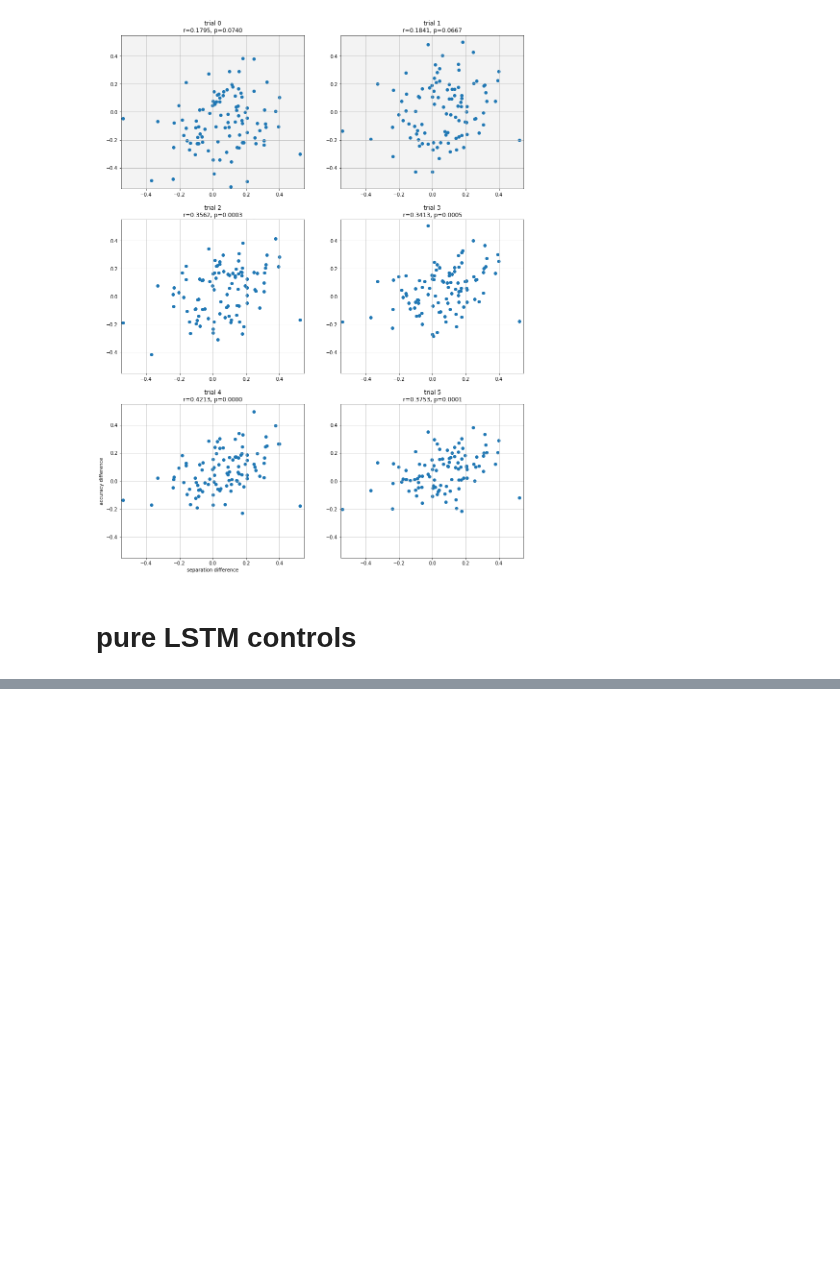
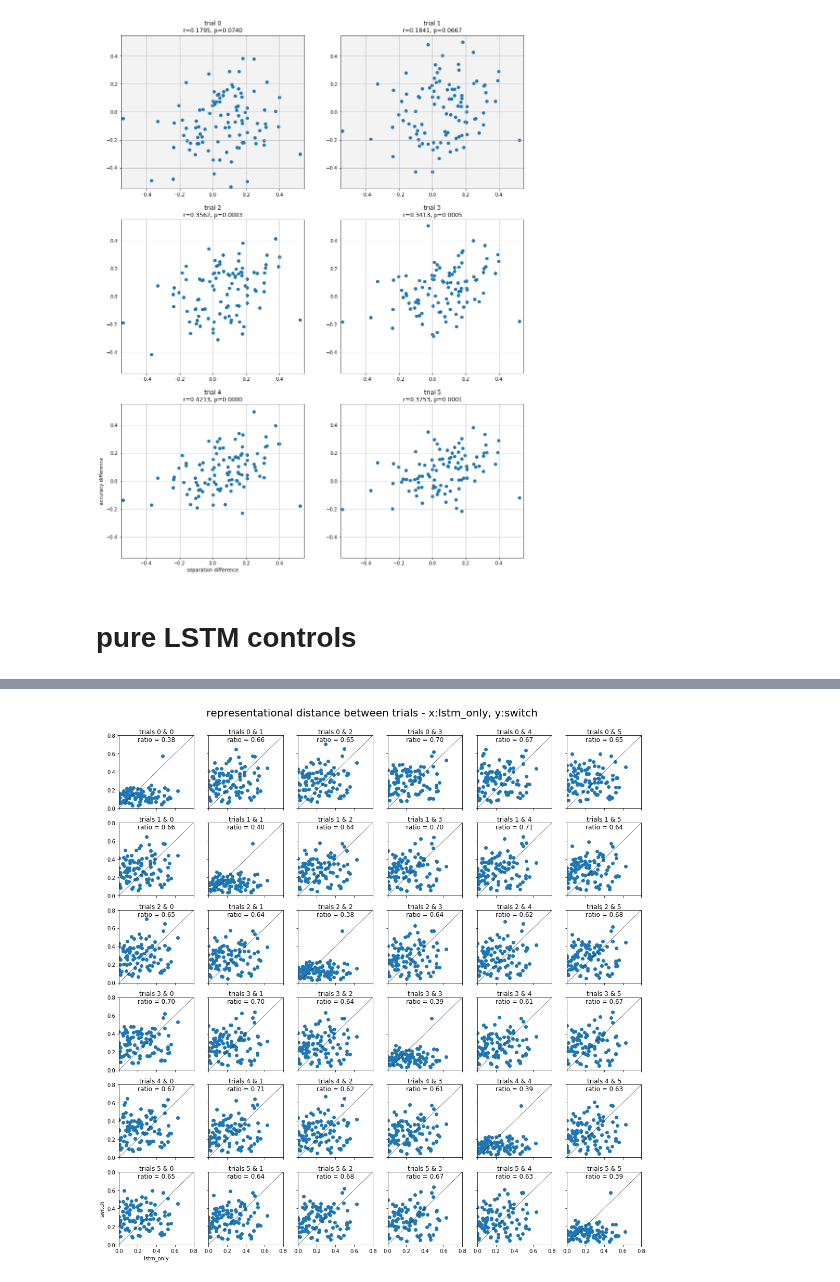
Before and after one commit to andrebeu/PM, a Jupyter notebook: buckets N100 - coglunch19.ipynb, the cells around one changed output, grey strips where cells are left out. Saved outputs shown, nothing was run; the diff lists cells and outputs as text; code cells hidden in the pictures; blank space fills up the shorter version.

```diff
--- a/buckets N100 - coglunch19.ipynb
+++ b/buckets N100 - coglunch19.ipynb
@@ -422,4 +271,0 @@ netL_ems = load_netL(switch=1,nnets=nnets+1,embool=e)[1:]
-# %%
-neps,ntrials,seqlen = 100,2,10
-acc_lstms,states_lstms = eval_netL(netL_lstms,ntrials,seqlen,neps=neps,return_states=True)
-acc_ems,states_ems = eval_netL(netL_ems,ntrials,seqlen,neps=neps,return_states=True)
@@ -448,0 +296,42 @@ plt.plot(acc.mean(0))
+# %%
+def compute_sep_loop(states):
+  ''' loop over tr0 and tr1
+  takes states [nnets,neps,ntrials,trlen,stsize]
+  returns [nnets,ntrials,ntrials]
+  '''
+  nnets,neps,ntrials,trlen,stsize = states.shape
+  sep = np.ones([nnets,ntrials,ntrials])
+  for tr0,tr1 in itertools.product(range(ntrials),range(ntrials)):
+    sep[:,tr0,tr1] = compute_separation(states,tr0,tr1)
+  return sep
+# %%
+'''mean separation between states of two trials'''
+sep_em0 = compute_sep_loop(states_em[0])
+sep_em1 = compute_sep_loop(states_em[1])
+sep_lstm = compute_sep_loop(states_lstm[1])
+# %%
+##
+sep0,sep1 = sep_lstm,sep_em1
+sep0_lab,sep1_lab = 'lstm_only','switch'
+##
+
+ntrials_ = 6
+fig,axarr = plt.subplots(ntrials_,ntrials_,figsize=(18,18),sharex=True,sharey=True)
+plt.suptitle('representational distance between trials - x:%s, y:%s'%(sep0_lab,sep1_lab),y=.92,fontsize=20)
+axarr[-1,0].set_xlabel(sep0_lab)
+axarr[-1,0].set_ylabel(sep1_lab)
+
+for tr0,tr1 in itertools.product(range(ntrials_),range(ntrials_)):
+  ax = axarr[tr0,tr1]
+
+  ax.plot(np.linspace(0,1,2),c='k',lw=.5)
+  ax.scatter(sep0[:,tr0,tr1],sep1[:,tr0,tr1])
+
+  sep_ratio = sum(sep1[:,tr0,tr1]/sep0[:,tr0,tr1] > 1)/len(sep_em0)
+  ax.set_title('trials %i & %i\nratio = %.2f'%(tr0,tr1,sep_ratio),y=.87)
+  ax.set_ylim(0,.8)
+  ax.set_xlim(0,.8)
+
+plt.savefig('figures/buckets_eval_data_N100/separation_between_trials-%s_%s'%(sep0_lab,sep1_lab))
+# %% [output]
+[figure, added]
```
Also changed, not shown: parts of 42 cells of this notebook, 14 other files.
